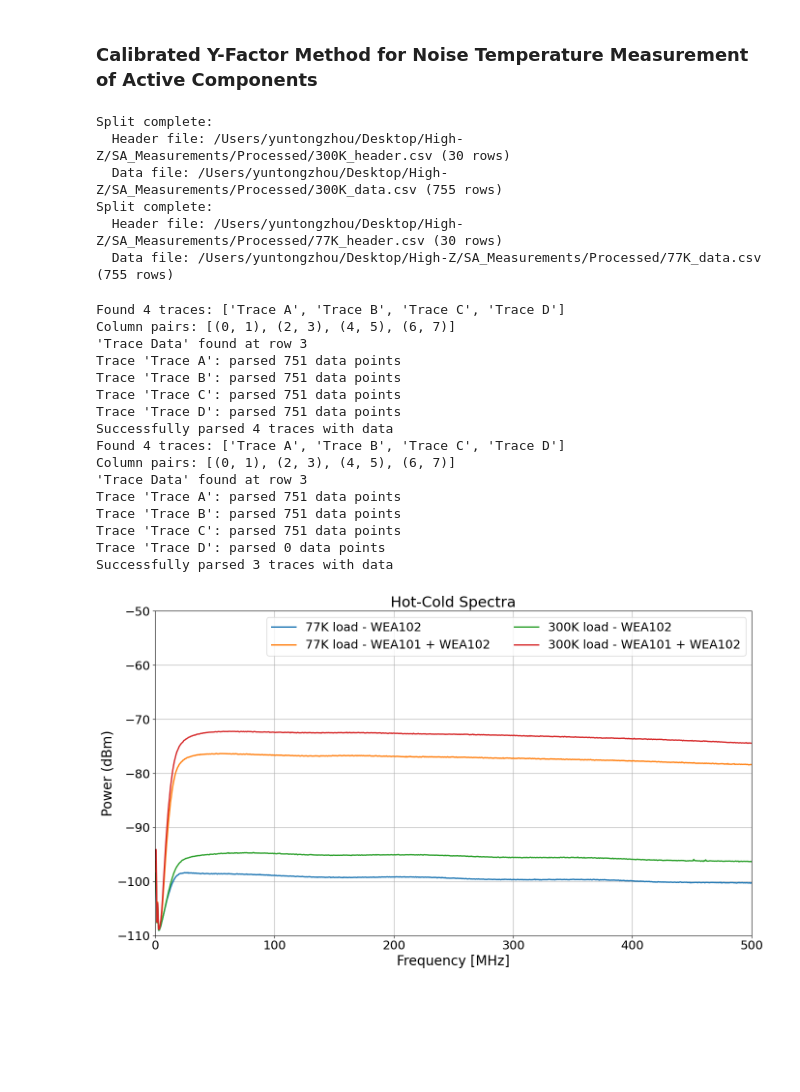
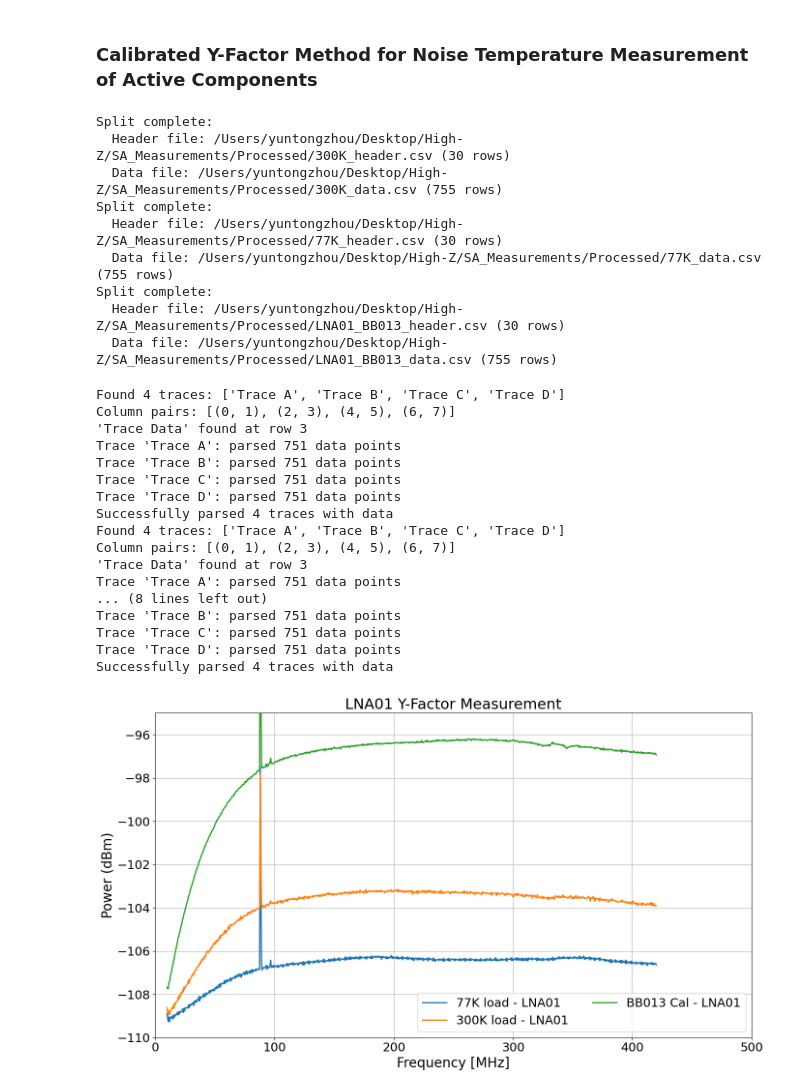
Before and after one commit to alhosani-abdulla/Highz-EXP, a Jupyter notebook: notebooks/Y_factor.ipynb, the cells around one changed output. Cells and saved outputs as stored; diff of their text form; code cells hidden in the pictures; blank space fills up the shorter version.

```diff
--- a/notebooks/Y_factor.ipynb
+++ b/notebooks/Y_factor.ipynb
@@ -52,6 +52,11 @@ file_77K = pjoin(data_path, '77K.csv')
 load_csv.split_csv_by_trace_name(file_77K,
                                  header_file=pjoin(output_path, '77K_header.csv'),
                                  data_file= pjoin(output_path, '77K_data.csv'))
+
+file_LNA = pjoin(data_path, 'LNA01_BB013.csv')
+load_csv.split_csv_by_trace_name(file_LNA,
+                                 header_file=pjoin(output_path, 'LNA01_BB013_header.csv'),
+                                 data_file= pjoin(output_path, 'LNA01_BB013_data.csv'))
 # %% [output]
 Split complete:
   Header file: /Users/yuntongzhou/Desktop/High-Z/SA_Measurements/Processed/300K_header.csv (30 rows)
@@ -59,6 +64,9 @@ Split complete:
 Split complete:
   Header file: /Users/yuntongzhou/Desktop/High-Z/SA_Measurements/Processed/77K_header.csv (30 rows)
   Data file: /Users/yuntongzhou/Desktop/High-Z/SA_Measurements/Processed/77K_data.csv (755 rows)
+Split complete:
+  Header file: /Users/yuntongzhou/Desktop/High-Z/SA_Measurements/Processed/LNA01_BB013_header.csv (30 rows)
+  Data file: /Users/yuntongzhou/Desktop/High-Z/SA_Measurements/Processed/LNA01_BB013_data.csv (755 rows)
 # %%
 traces_77K = load_csv.parse_trace_data(pjoin(output_path, '77K_data.csv'))
 
@@ -69,6 +77,11 @@ LNA01_77K = Spectrum(traces_77K['Trace D']['frequency'], traces_77K['Trace D']['
 traces_300K = load_csv.parse_trace_data(pjoin(output_path, '300K_data.csv'))
 WEA102_300K = Spectrum(traces_300K['Trace A']['frequency'], traces_300K['Trace A']['spectrum'], name='300K load - WEA102')
 WEA101_300K = Spectrum(traces_300K['Trace B']['frequency'], traces_300K['Trace B']['spectrum'], name='300K load - WEA101 + WEA102')
+
+traces_LNA = load_csv.parse_trace_data(pjoin(output_path, 'LNA01_BB013_data.csv'))
+LNA01_300K = Spectrum(traces_LNA['Trace B']['frequency'], traces_LNA['Trace B']['spectrum'], name='300K load - LNA01')
+LNA01_77K = Spectrum(traces_LNA['Trace C']['frequency'], traces_LNA['Trace C']['spectrum'], name='77K load - LNA01')
+LNA01_BB = Spectrum(traces_LNA['Trace D']['frequency'], traces_LNA['Trace D']['spectrum'], name='BB013 Cal - LNA01')
 # %% [output]
 Found 4 traces: ['Trace A', 'Trace B', 'Trace C', 'Trace D']
 Column pairs: [(0, 1), (2, 3), (4, 5), (6, 7)]
@@ -82,13 +95,16 @@ Found 4 traces: ['Trace A', 'Trace B', 'Trace C', 'Trace D']
 Column pairs: [(0, 1), (2, 3), (4, 5), (6, 7)]
 'Trace Data' found at row 3
 Trace 'Trace A': parsed 751 data points
+... (8 lines left out)
 Trace 'Trace B': parsed 751 data points
 Trace 'Trace C': parsed 751 data points
-Trace 'Trace D': parsed 0 data points
-Successfully parsed 3 traces with data
+Trace 'Trace D': parsed 751 data points
+Successfully parsed 4 traces with data
 # %%
-plotter.plot_spectrum([WEA102_77K, WEA101_77K, WEA102_300K, WEA101_300K], freq_range=freq_range, title='Hot-Cold Spectra',
-                        ylabel='Power (dBm)', ymax=-50, ymin=-110,
-                        save_dir=plot_path, suffix='77K_300K')
+plotter.plot_spectrum([LNA01_77K, LNA01_300K, LNA01_BB],
+                      title='LNA01 Y-Factor Measurement',
+                      ylabel='Power (dBm)', ymax=-95, ymin=-110,
+                      freq_range=(0, 500),
+                      save_dir=plot_path, suffix='LNA01_Y_Factor_BB013')
 # %% [output]
-[figure, old version]
+[figure, new version]
```
Also changed, not shown: parts of 12 cells of this notebook, 3 other files.
